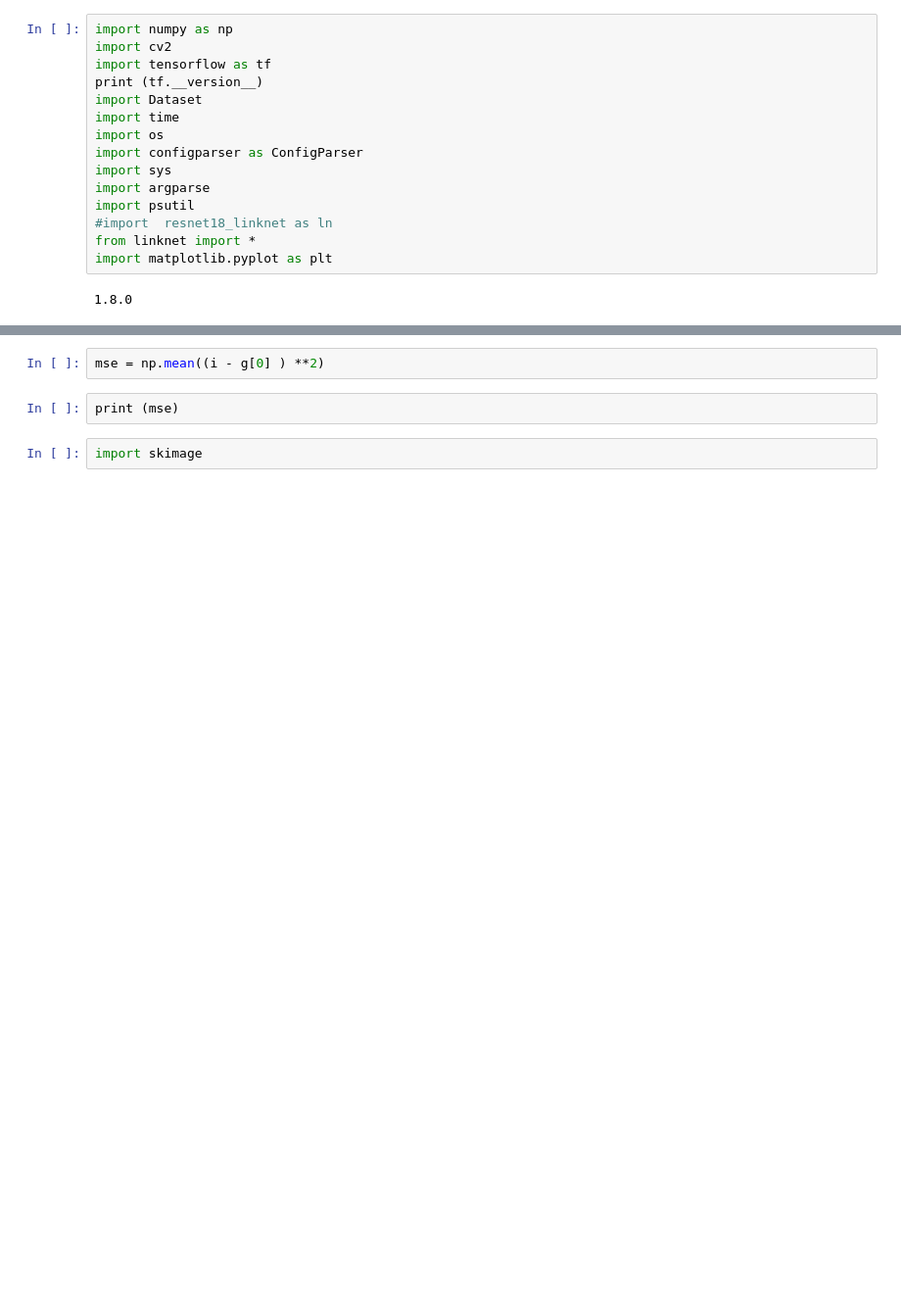
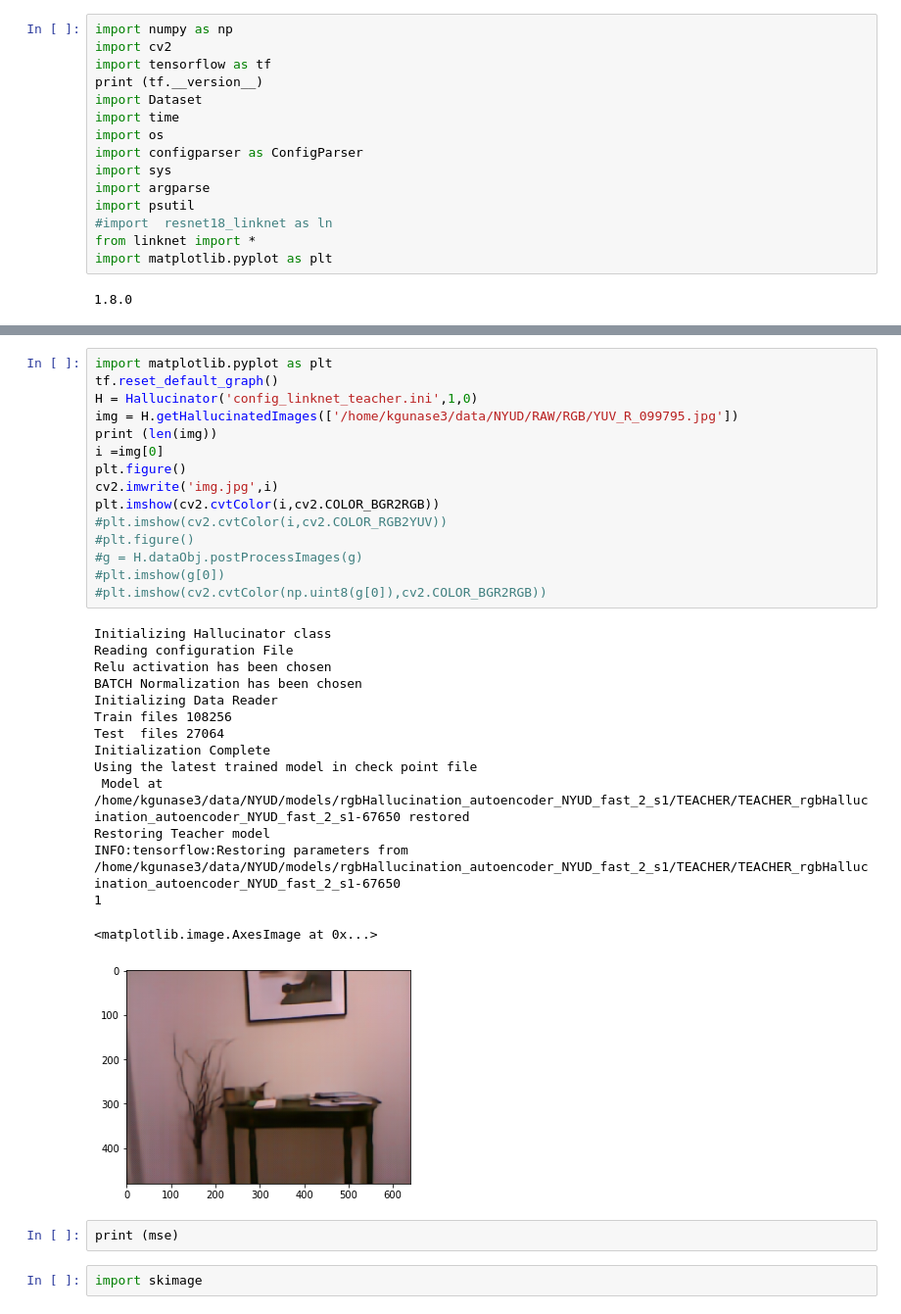
Before and after one commit to kausic94/Hallucination, a Jupyter notebook: src/RGBHallucinator.ipynb, the cells around one changed output, grey strips where cells are left out. Shown: that part at 98% size. Cells and saved outputs as stored; diff of their text form; blank space fills up the shorter version.

```diff
--- a/src/RGBHallucinator.ipynb
+++ b/src/RGBHallucinator.ipynb
@@ -487,5 +498,34 @@ plt.imshow(cv2.cvtColor(np.uint8(g[0]),cv2.COLOR_BGR2RGB))
-# %%
-mse = np.mean((i - g[0] ) **2)
+# %%
+import matplotlib.pyplot as plt
+tf.reset_default_graph()
+H = Hallucinator('config_linknet_teacher.ini',1,0)
+img = H.getHallucinatedImages(['/home/kgunase3/data/NYUD/RAW/RGB/YUV_R_099795.jpg'])
+print (len(img))
+i =img[0]
+plt.figure()
+cv2.imwrite('img.jpg',i)
+plt.imshow(cv2.cvtColor(i,cv2.COLOR_BGR2RGB))
+#plt.imshow(cv2.cvtColor(i,cv2.COLOR_RGB2YUV))
+#plt.figure()
+#g = H.dataObj.postProcessImages(g)
+#plt.imshow(g[0])
+#plt.imshow(cv2.cvtColor(np.uint8(g[0]),cv2.COLOR_BGR2RGB))
+# %% [output]
+Initializing Hallucinator class
+Reading configuration File
+Relu activation has been chosen
+BATCH Normalization has been chosen
+Initializing Data Reader
+Train files 108256
+Test  files 27064
+Initialization Complete
+Using the latest trained model in check point file
+ Model at /home/kgunase3/data/NYUD/models/rgbHallucination_autoencoder_NYUD_fast_2_s1/TEACHER/TEACHER_rgbHallucination_autoencoder_NYUD_fast_2_s1-67650 restored
+Restoring Teacher model
+INFO:tensorflow:Restoring parameters from /home/kgunase3/data/NYUD/models/rgbHallucination_autoencoder_NYUD_fast_2_s1/TEACHER/TEACHER_rgbHallucination_autoencoder_NYUD_fast_2_s1-67650
+1
+<matplotlib.image.AxesImage at 0x...>
+[figure, added]
 # %%
 print (mse)
 # %%
```
Also changed, not shown: parts of 3 cells of this notebook, 2 other files.
